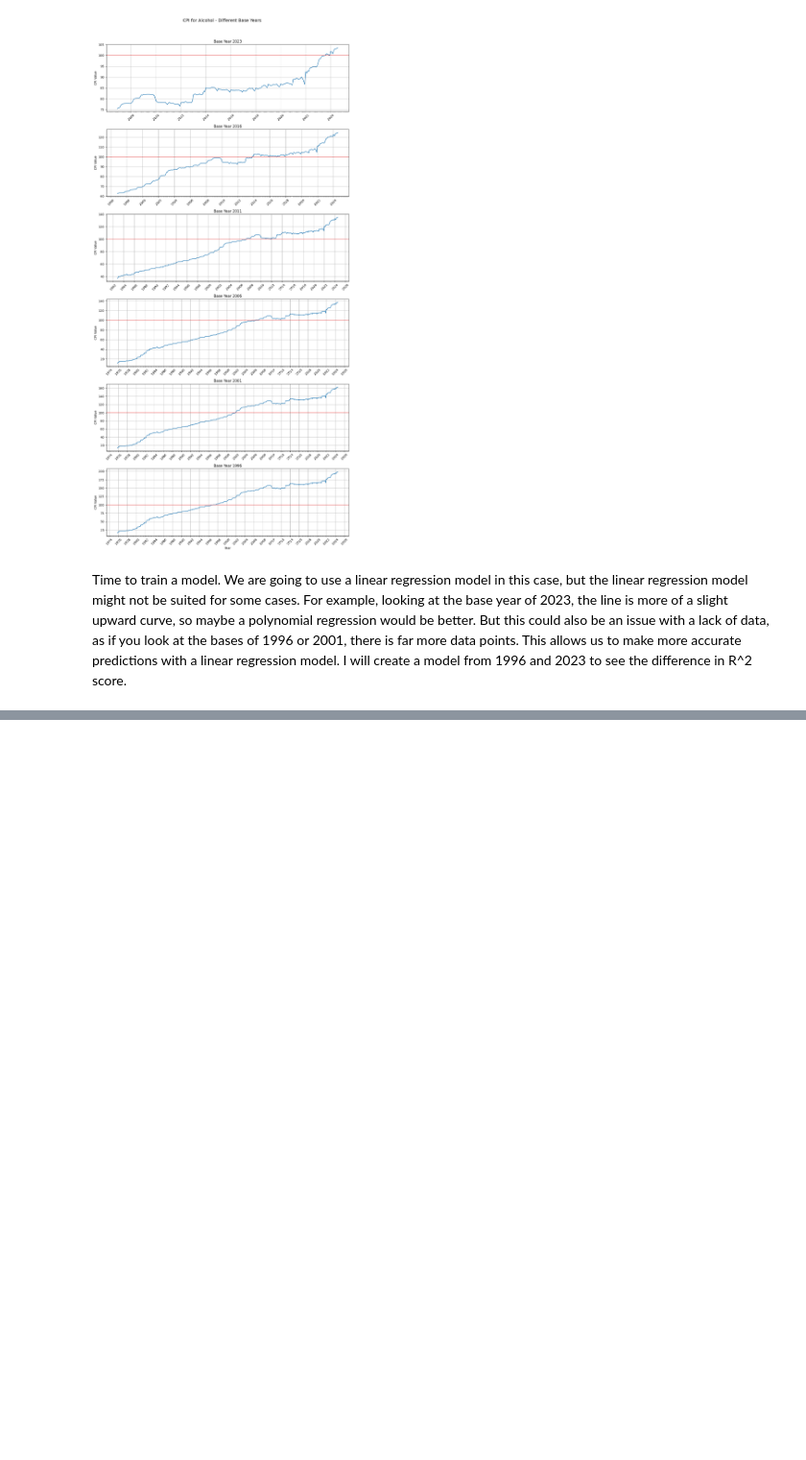
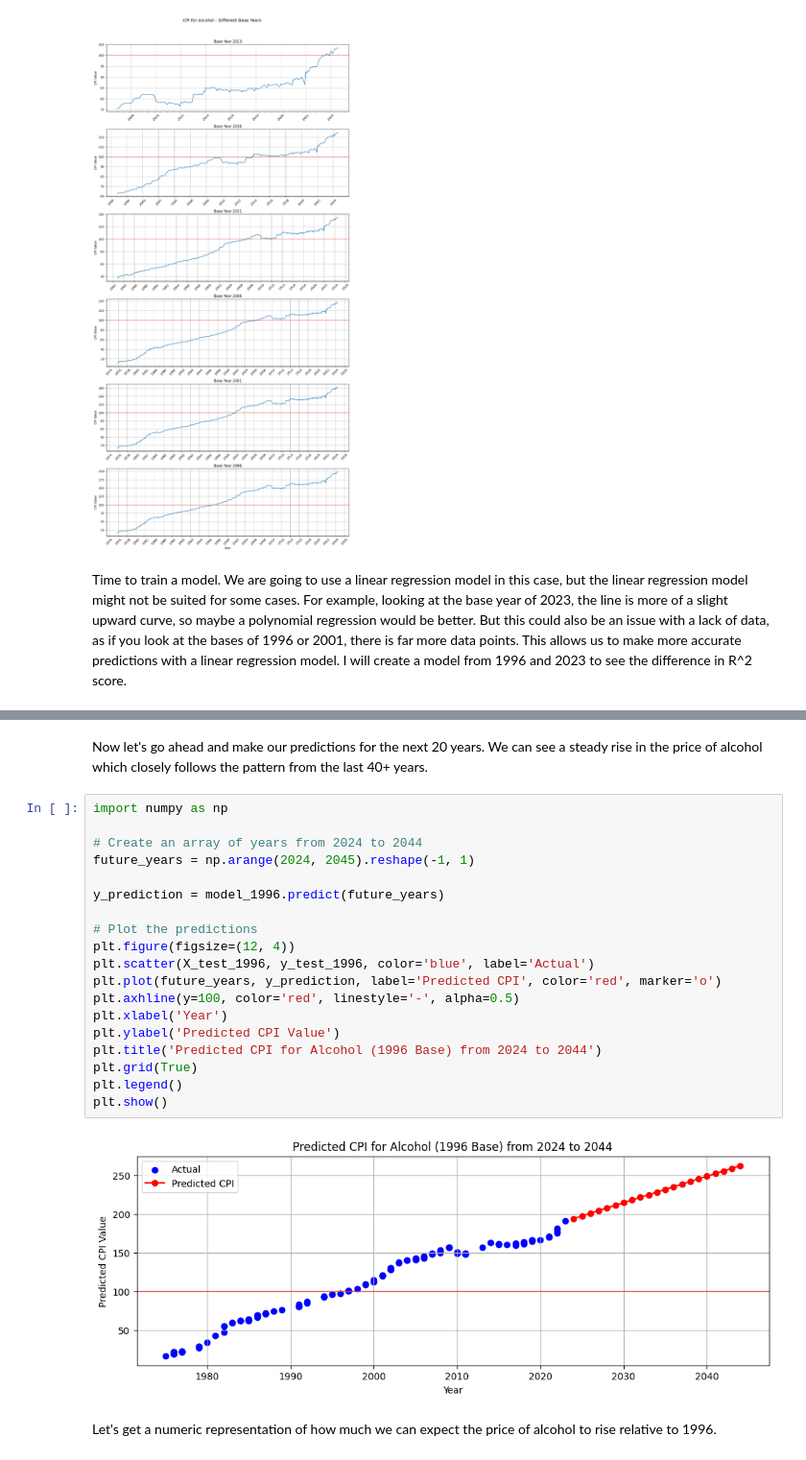
Before and after one commit to thestevenlol/DataSciML, a Jupyter notebook: cpi/main.ipynb, the cells around one changed output, grey strips where cells are left out. Shown at 96% size. Drawn from its saved outputs; the diff is of its cells as text; blank space fills up the shorter version.

```diff
--- a/cpi/main.ipynb
+++ b/cpi/main.ipynb
@@ -342,0 +323,25 @@ Average Annual Increase: -0.00%
+# %% [markdown]
+Now let's go ahead and make our predictions for the next 20 years. We can see a steady rise in the price of alcohol which closely follows the pattern from the last 40+ years.
+# %%
+import numpy as np
+
+# Create an array of years from 2024 to 2044
+future_years = np.arange(2024, 2045).reshape(-1, 1)
+
+y_prediction = model_1996.predict(future_years)
+
+# Plot the predictions
+plt.figure(figsize=(12, 4))
+plt.scatter(X_test_1996, y_test_1996, color='blue', label='Actual')
+plt.plot(future_years, y_prediction, label='Predicted CPI', color='red', marker='o')
+plt.axhline(y=100, color='red', linestyle='-', alpha=0.5)
+plt.xlabel('Year')
+plt.ylabel('Predicted CPI Value')
+plt.title('Predicted CPI for Alcohol (1996 Base) from 2024 to 2044')
+plt.grid(True)
+plt.legend()
+plt.show()
+# %% [output]
+[figure, added]
+# %% [markdown]
+Let's get a numeric representation of how much we can expect the price of alcohol to rise relative to 1996.
```
Also changed, not shown: parts of 6 cells of this notebook.
